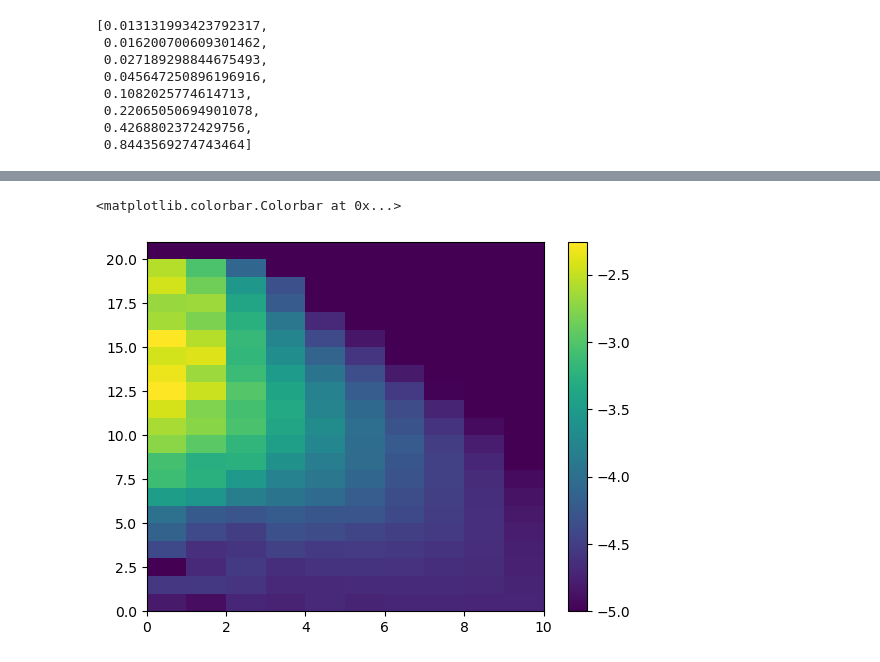
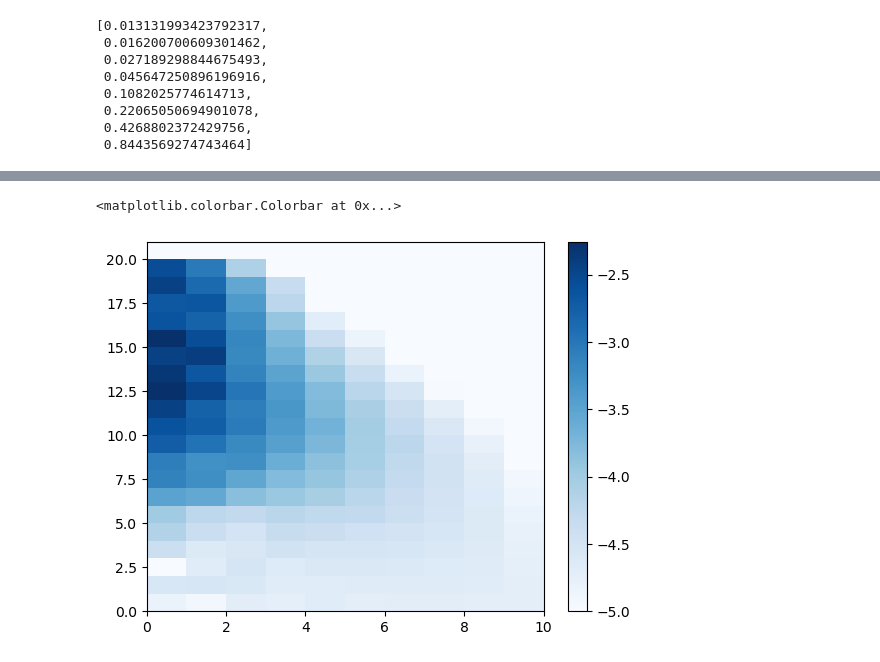
Before and after one commit to hainingpan/control_transition, a Jupyter notebook: coherence.ipynb, the cells around one changed output, grey strips where cells are left out. Saved outputs shown, nothing was run; the diff lists cells and outputs as text; code cells hidden in the pictures.

```diff
--- a/coherence.ipynb
+++ b/coherence.ipynb
@@ -63,0 +175,4 @@ rho_av=get_rho_av(f_0,8,0)
+# %%
+for L in [8,10,12,14]:
+    plt.plot(red_dm_per[L][4,:4],'.-',label=f'L={L}',ls='dashed')
+plt.yscale('log')
@@ -63,0 +181,9 @@ rho_av=get_rho_av(f_0,8,0)
+# %%
+for L in [8,10,12,14]:
+    plt.plot([red_dm_per[L][i,i+1] for i in range(L)],'.-',label=f'L={L}')
+for L in [8,10,12,14]:
+    plt.plot(red_dm_per[L][0,1:],'.-',label=f'L={L}',ls='dashed')
+# plt.plot(red_dm_per[0,1:],'.-')
+plt.legend()
+plt.yscale('log')
+# plt.xscale('log')
@@ -63,0 +192,6 @@ rho_av=get_rho_av(f_0,8,0)
+# %%
+for L in [8,10,12,14]:
+    plt.plot(red_dm_per[L][0,1:],'.-',label=f'L={L}')
+# plt.plot(red_dm_per[0,1:],'.-')
+plt.yscale('log')
+plt.legend()
@@ -63,0 +201,6 @@ rho_av=get_rho_av(f_0,8,0)
+# %%
+for L in [8,10,12,14]:
+    plt.plot(red_dm_per[L][L//2,L//2+1:],'.-',label=f'L={L}')
+# plt.plot(red_dm_per[0,1:],'.-')
+plt.yscale('log')
+plt.legend()
@@ -111,6 +378,6 @@ plt.pcolormesh(coh_map8)
 # %%
-plt.pcolormesh(np.log10(np.array(coh_map10)+1e-10),vmin=-5,)
+plt.pcolormesh(np.log10(np.array(coh_map10)+1e-10),vmin=-5,cmap='Blues')
 plt.colorbar()
 # %% [output]
 <matplotlib.colorbar.Colorbar at 0x...>
-[figure, old version]
+[figure, new version]
```
Also changed, not shown: parts of 59 cells of this notebook.
